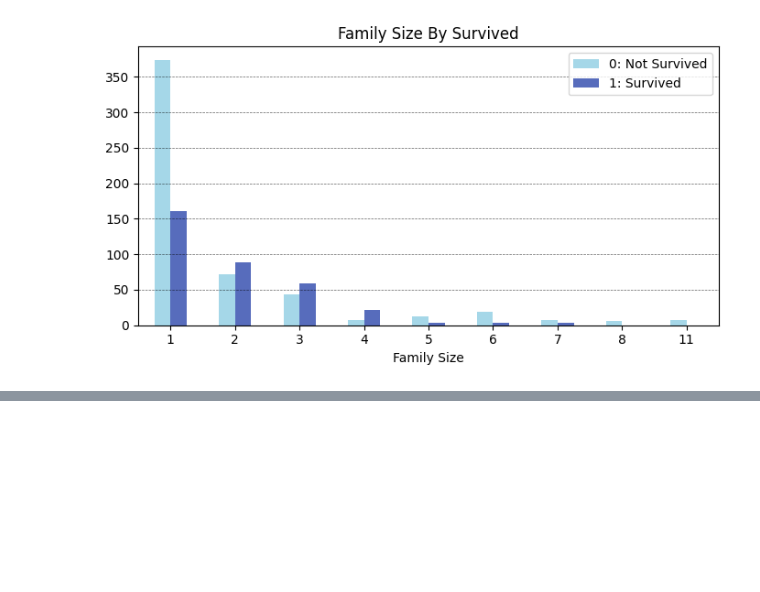
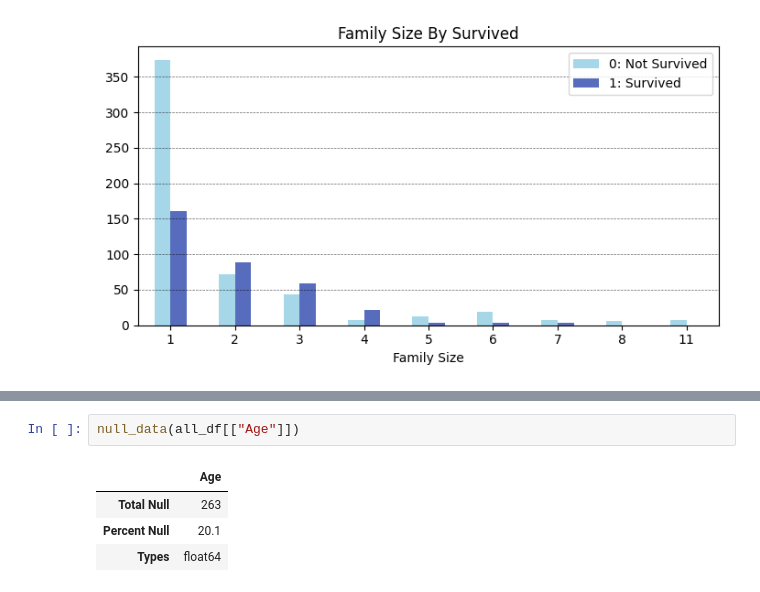
Before and after one commit to powernusa/titanic-eda, a Jupyter notebook: titanic_eda.ipynb, the cells around one changed output, grey strips where cells are left out. Saved outputs shown, nothing was run; the diff lists cells and outputs as text; blank space fills up the shorter version.

```diff
--- a/titanic_eda.ipynb
+++ b/titanic_eda.ipynb
@@ -410,0 +431,7 @@ plt,_,_ = plot_pivot_bar(df_crosstab,
+# %%
+null_data(all_df[["Age"]])
+# %% [output]
+|  | Age |
+| Total Null | 263 |
+| Percent Null | 20.1 |
+| Types | float64 |
```
Also changed, not shown: parts of 4 cells of this notebook.
